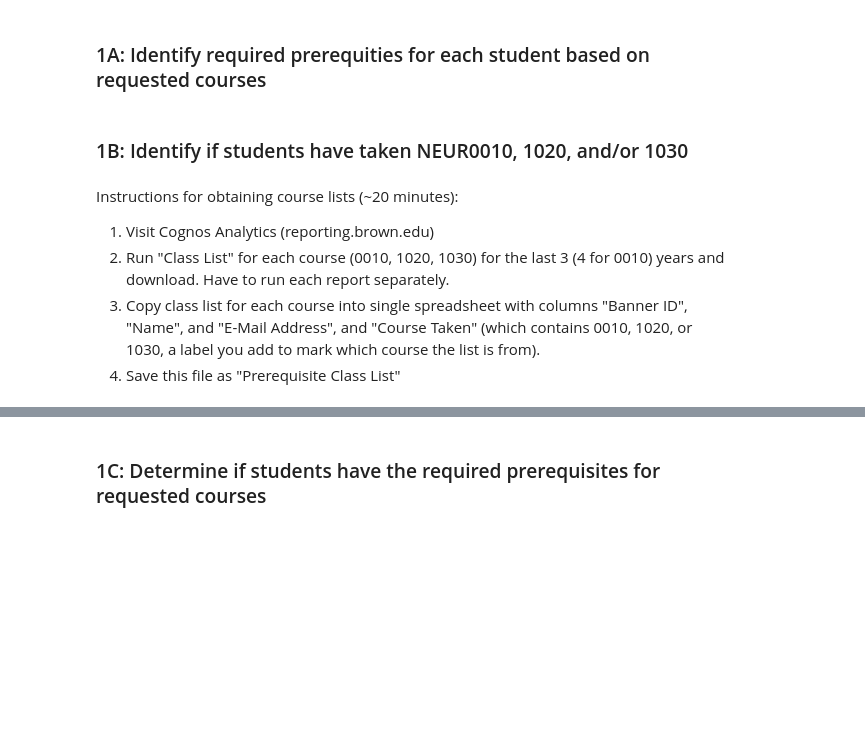
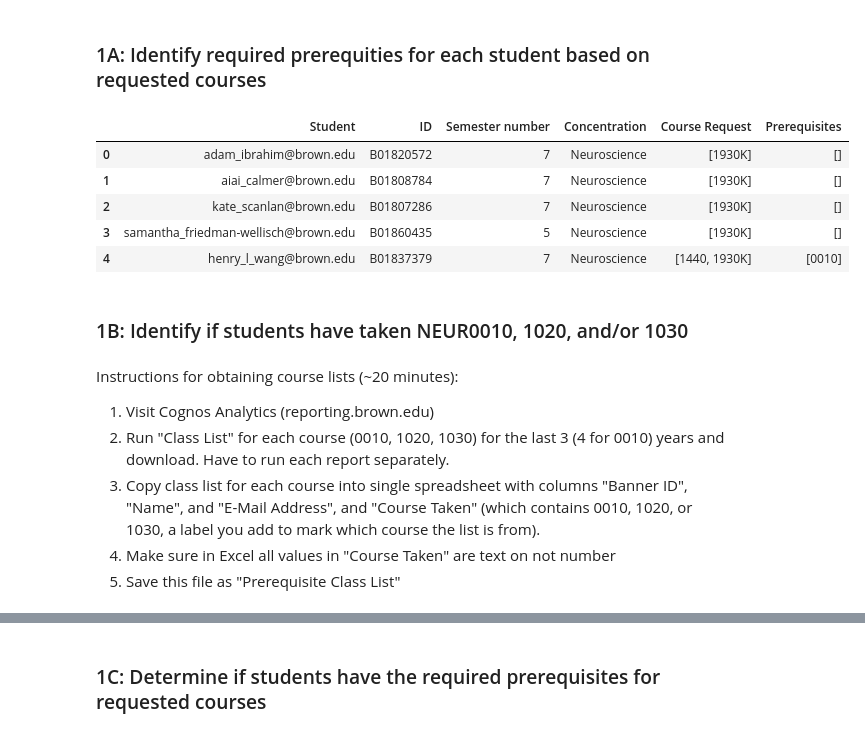
Before and after one commit to blaje42/Brown-Code, a Jupyter notebook: Neuro-Lottery.ipynb, the cells around one changed output, grey strips where cells are left out. Saved outputs shown, nothing was run; the diff lists cells and outputs as text; code cells hidden in the pictures; blank space fills up the shorter version.

```diff
--- a/Neuro-Lottery.ipynb
+++ b/Neuro-Lottery.ipynb
@@ -80,10 +79,17 @@ def find_required_prerequisites(courses, catalog):
 # %%
 #Run find_required_prerequisites on all students and add to dataframe
 
-info_df['Prerequisites'] = info_df.apply(lambda x: find_required_prerequisites(x['Course Request'],catalog),axis=1)
+#is there a way to do this without even using list comprehension??
+info_df['Prerequisites'] = [find_required_prerequisites(courses_request,catalog) for courses_request in info_df['Course Request']]
 
-#Someone explain why this one doesn't work???:
-#info_df['Prerequisites'] = info_df.apply(find_required_prerequisites(info_df['Course Request'],catalog),axis=1)
+info_df.head()
+# %% [output]
+|  | Student | ID | Semester number | Concentration | Course Request | Prerequisites |
+| 0 | adam_ibrahim@brown.edu | B01820572 | 7 | Neuroscience | [1930K] | [] |
+| 1 | aiai_calmer@brown.edu | B01808784 | 7 | Neuroscience | [1930K] | [] |
+| 2 | kate_scanlan@brown.edu | B01807286 | 7 | Neuroscience | [1930K] | [] |
+| 3 | samantha_friedman-wellisch@brown.edu | B01860435 | 5 | Neuroscience | [1930K] | [] |
+| 4 | henry_l_wang@brown.edu | B01837379 | 7 | Neuroscience | [1440, 1930K] | [0010] |
 # %% [markdown]
 ### 1B: Identify if students have taken NEUR0010, 1020, and/or 1030
 # %% [markdown]
@@ -91,6 +97,7 @@ Instructions for obtaining course lists (~20 minutes):
 1. Visit Cognos Analytics (reporting.brown.edu)
 2. Run "Class List" for each course (0010, 1020, 1030) for the last 3 (4 for 0010) years and download. Have to run each report separately.
 3. Copy class list for each course into single spreadsheet with columns "Banner ID", "Name", and "E-Mail Address", and "Course Taken" (which contains 0010, 1020, or 1030, a label you add to mark which course the list is from).
-4. Save this file as "Prerequisite Class List"
+4. Make sure in Excel all values in "Course Taken" are text on not number
+5. Save this file as "Prerequisite Class List"
 # %%
 # Identify if students have taken NEUR0010, 1020 and/or 1030
```
Also changed, not shown: parts of 11 cells of this notebook.
